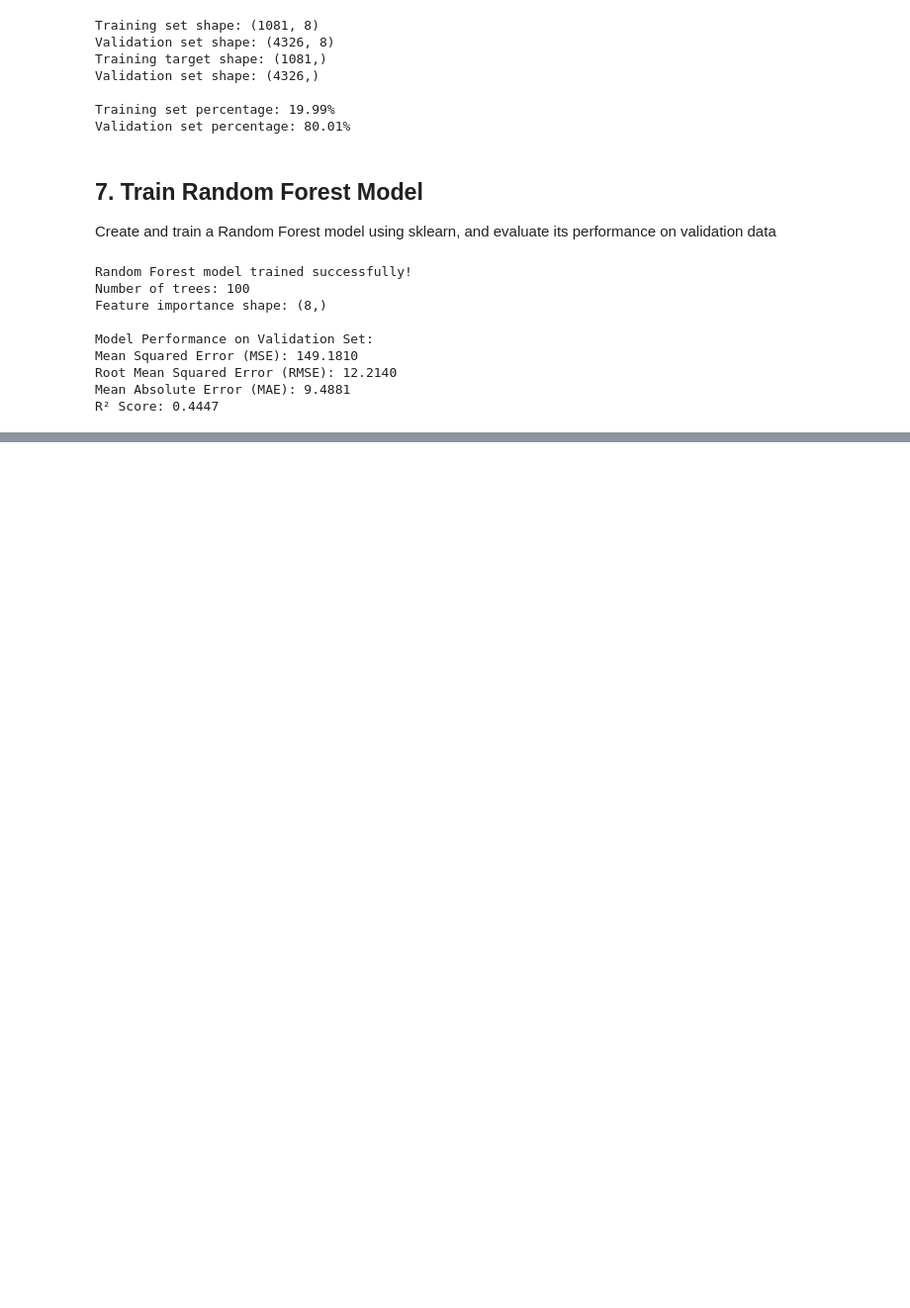
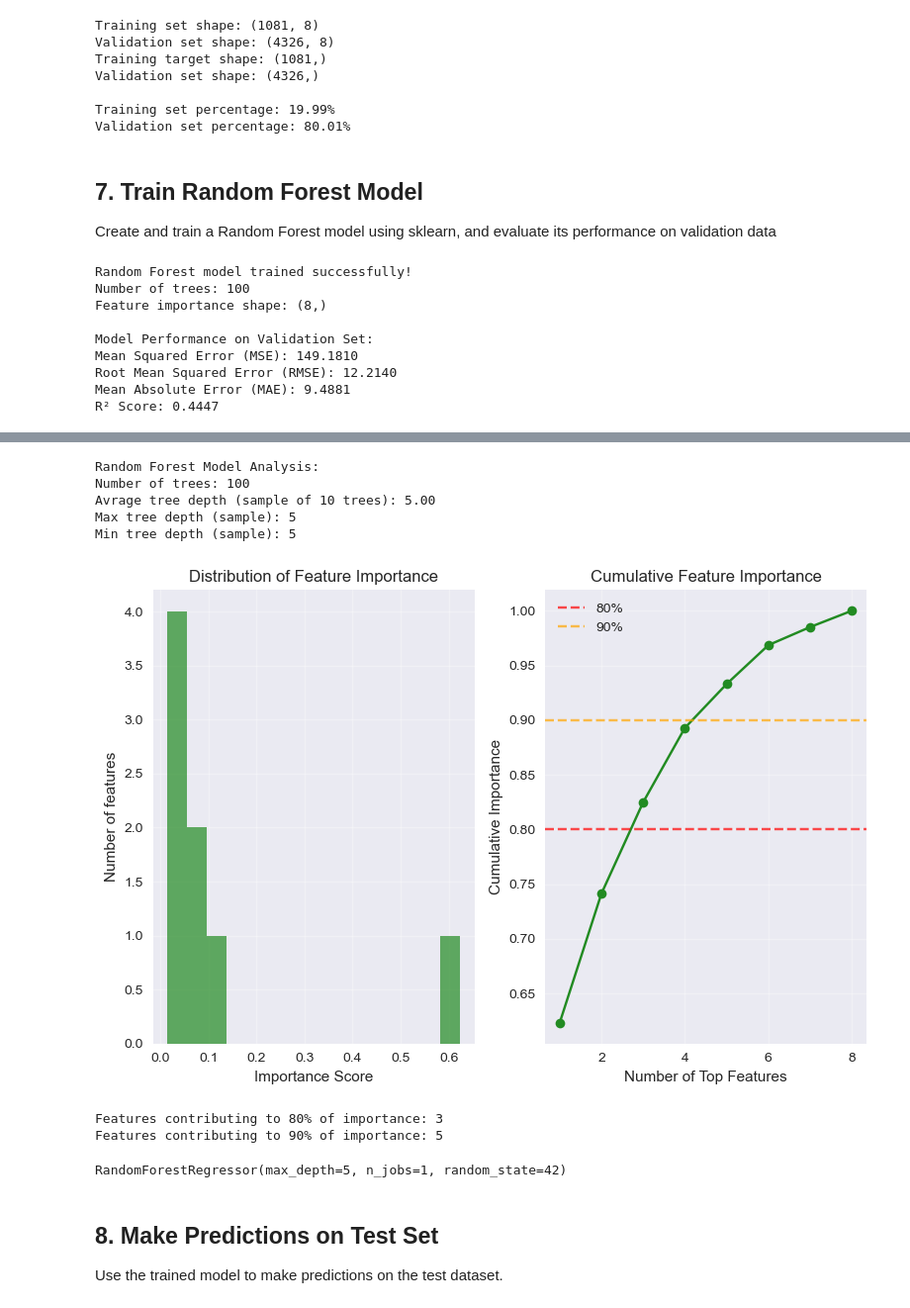
Before and after one commit to AaryanGotad/ml-practice, a Jupyter notebook: MLPlayground/random+forest_aaryan.ipynb, the cells around one changed output, grey strips where cells are left out. Shown at 99% size. Saved outputs shown, nothing was run; the diff lists cells and outputs as text; code cells hidden in the pictures; blank space fills up the shorter version.

```diff
--- a/MLPlayground/random+forest_aaryan.ipynb
+++ b/MLPlayground/random+forest_aaryan.ipynb
@@ -207,0 +256,63 @@ R² Score: 0.4447
+# %%
+# Random Forest specific analysis
+print("Random Forest Model Analysis:")
+print(f"Number of trees: {rf_model.n_estimators}")
+
+# Get tree depths (sample from first few trees)
+tree_depths = []
+for i in range(min(10, rf_model.n_estimators)):
+    tree_depths.append(rf_model.estimators_[i].tree_.max_depth)
+
+print(f"Avrage tree depth (sample of 10 trees): {np.mean(tree_depths):.2f}")
+print(f"Max tree depth (sample): {max(tree_depths)}")
+print(f"Min tree depth (sample): {min(tree_depths)}")
+
+# Feature importance distribution
+plt.Figure(figsize=(12, 4))
+
+plt.subplot(1, 2, 1)
+plt.hist(rf_model.feature_importances_, bins=15, alpha=0.7, color='forestgreen')
+plt.title("Distribution of Feature Importance")
+plt.xlabel('Importance Score')
+plt.ylabel('Number of features')
+plt.grid(True, alpha=0.3)
+
+plt.subplot(1, 2, 2)
+cumulative_importance = np.cumsum(feature_importance['Importance'].values)
+plt.plot(range(1, len(cumulative_importance) + 1), cumulative_importance, 'o-', color='forestgreen')
+plt.title('Cumulative Feature Importance')
+plt.xlabel('Number of Top Features')
+plt.ylabel('Cumulative Importance')
+plt.grid(True, alpha=0.3)
+
+# Add horizontal lines for reference
+plt.axhline(y=0.8, color='red', linestyle='--', alpha=0.7, label='80%')
+plt.axhline(y=0.9, color='orange', linestyle='--', alpha=0.7, label='90%')
+plt.legend()
+
+plt.tight_layout()
+plt.show()
+
+# Find how many features contribute to 80% and 90% of importance
+feature_80 = np.argmax(cumulative_importance >= 0.8) + 1
+feature_90 = np.argmax(cumulative_importance >= 0.9) + 1
+print(f"\nFeatures contributing to 80% of importance: {feature_80}")
+print(f"Features contributing to 90% of importance: {feature_90}")
+# %% [output]
+Random Forest Model Analysis:
+Number of trees: 100
+Avrage tree depth (sample of 10 trees): 5.00
+Max tree depth (sample): 5
+Min tree depth (sample): 5
+[figure, added]
+Features contributing to 80% of importance: 3
+Features contributing to 90% of importance: 5
+# %%
+# Training the model on 100% data after done with initliat training and testing
+rf_model.fit(X_final, y)
+# %% [output]
+RandomForestRegressor(max_depth=5, n_jobs=1, random_state=42)
+# %% [markdown]
+## 8. Make Predictions on Test Set
+
+Use the trained model to make predictions on the test dataset.
```
Also changed, not shown: parts of 5 cells of this notebook, 2 other files.
